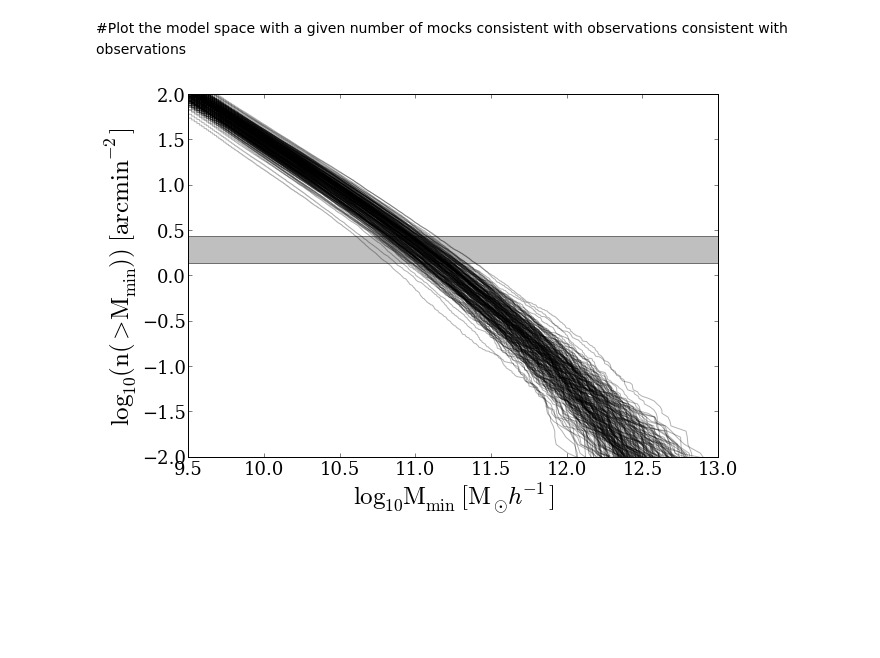
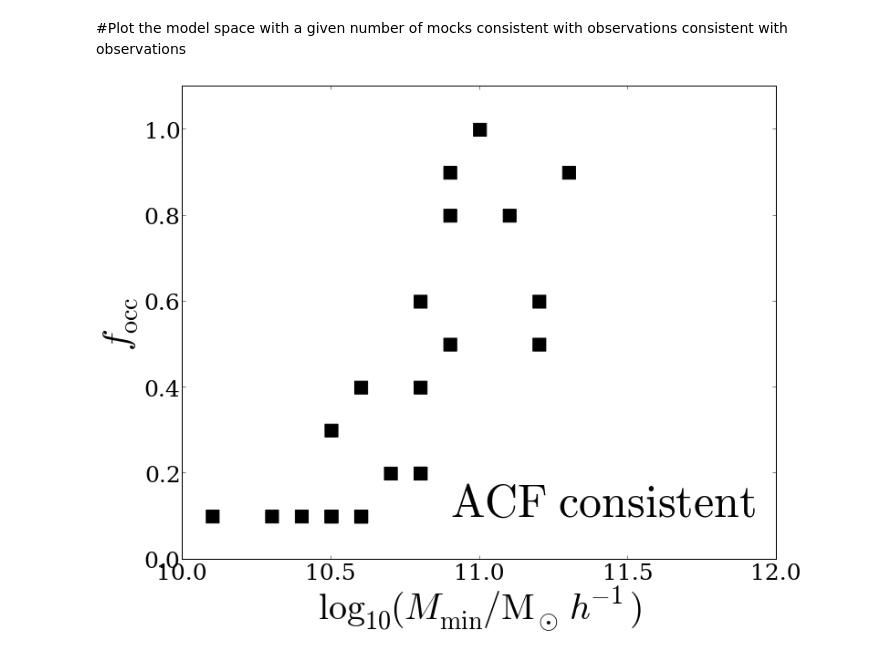
Before and after one commit to forero/CosmicVarianceLAES, a Jupyter notebook: code/paper.ipynb, the cells around one changed output. Cells and saved outputs as stored; diff of their text form; code cells hidden in the pictures; blank space fills up the shorter version.

```diff
--- a/code/paper.ipynb
+++ b/code/paper.ipynb
@@ -489,9 +489,9 @@ def make_figure5(halo_finder, p_threshold=0.05, survey_name='match', plane='mass
 #        print line
     return 0
 # %%
-def make_figure6(plane='mass'):
+def make_figure6(plane='mass', model='meanden'):
     #load the best models
-    datafile = '../data/mock_survey/powerlaw_bestmodels.dat'
+    datafile = '../data/mock_survey/powerlaw_bestmodels_'+model+'.dat'
     best_models = loadtxt(datafile)
 
     # get the columns we care about
@@ -543,7 +543,7 @@ def make_figure6(plane='mass'):
     else:
         ax.set_ylim([0.0,1.1])
 
-    filename='Fig6_%s'%(plane)
+    filename='Fig6_%s_%s'%(model,plane)
     savefig(filename + '.eps',format = 'eps', transparent=True)
     savefig(filename + '.pdf',format = 'pdf', transparent=True)
     savefig(filename + '.png',format = 'png', transparent=True)
@@ -671,12 +671,12 @@ def plot_mocks_model(box_x_id, box_y_id, box_z_id, min_mass, max_mass, f_occ, fi
     savefig(filename + '.pdf',format = 'pdf', transparent=True)
     savefig(filename + '.png',format = 'png', transparent=True)
 # %%
-Figure1 = True
+Figure1 = False
 Figure2 = False
 Figure3 = False
 Figure4 = False
 Figure5 = False
-Figure6 = False
+Figure6 = True
 Figure0 = False
 
 if Figure0:
@@ -687,33 +687,35 @@ if Figure1:
 
 if Figure2:
     make_figure2('FOF', p_threshold=0.05, survey_name='match')
     make_figure2('FOF', p_threshold=0.05, survey_name='random')
     make_figure2('FOF', p_threshold=0.05, survey_name='full')
 
 if Figure3:
     make_figure3('FOF', p_threshold=0.05, survey_name='random')
     make_figure3('FOF', p_threshold=0.05, survey_name='match')
 
 if Figure4:
     make_figure4('FOF', p_threshold=0.05, survey_name='random')
     make_figure4('FOF', p_threshold=0.05, survey_name='match')
 
 if Figure5:
     make_figure5('FOF', p_threshold=0.05, survey_name='match', plane='mass')
     make_figure5('FOF', p_threshold=0.05, survey_name='match', plane='f_occ')
     make_figure5('FOF', p_threshold=0.05, survey_name='random', plane='mass')
     make_figure5('FOF', p_threshold=0.05, survey_name='random', plane='f_occ')
     make_figure5('FOF', p_threshold=0.05, survey_name='match', plane='mass', selection='mock_and_f_occ')
     make_figure5('FOF', p_threshold=0.05, survey_name='match', plane='f_occ', selection='mock_and_f_occ')
     make_figure5('FOF', p_threshold=0.05, survey_name='random', plane='mass', selection='mock_and_f_occ')
     make_figure5('FOF', p_threshold=0.05, survey_name='random', plane='f_occ', selection='mock_and_f_occ')
     make_figure5('FOF', p_threshold=0.05, survey_name='match', plane='mass', selection='f_occ')
     make_figure5('FOF', p_threshold=0.05, survey_name='match', plane='f_occ', selection='f_occ')
     make_figure5('FOF', p_threshold=0.05, survey_name='random', plane='mass', selection='f_occ')
     make_figure5('FOF', p_threshold=0.05, survey_name='random', plane='f_occ', selection='f_occ')
 
 if Figure6:
-    make_figure6(plane='mass')
-    make_figure6(plane='f_occ')
+    make_figure6(plane='mass', model='meanden')
+    make_figure6(plane='f_occ', model='meanden')
+    make_figure6(plane='mass', model='maxden')
+    make_figure6(plane='f_occ', model='maxden')
 # %% [output]
-[figure, old version]
+[figure, new version]
```
